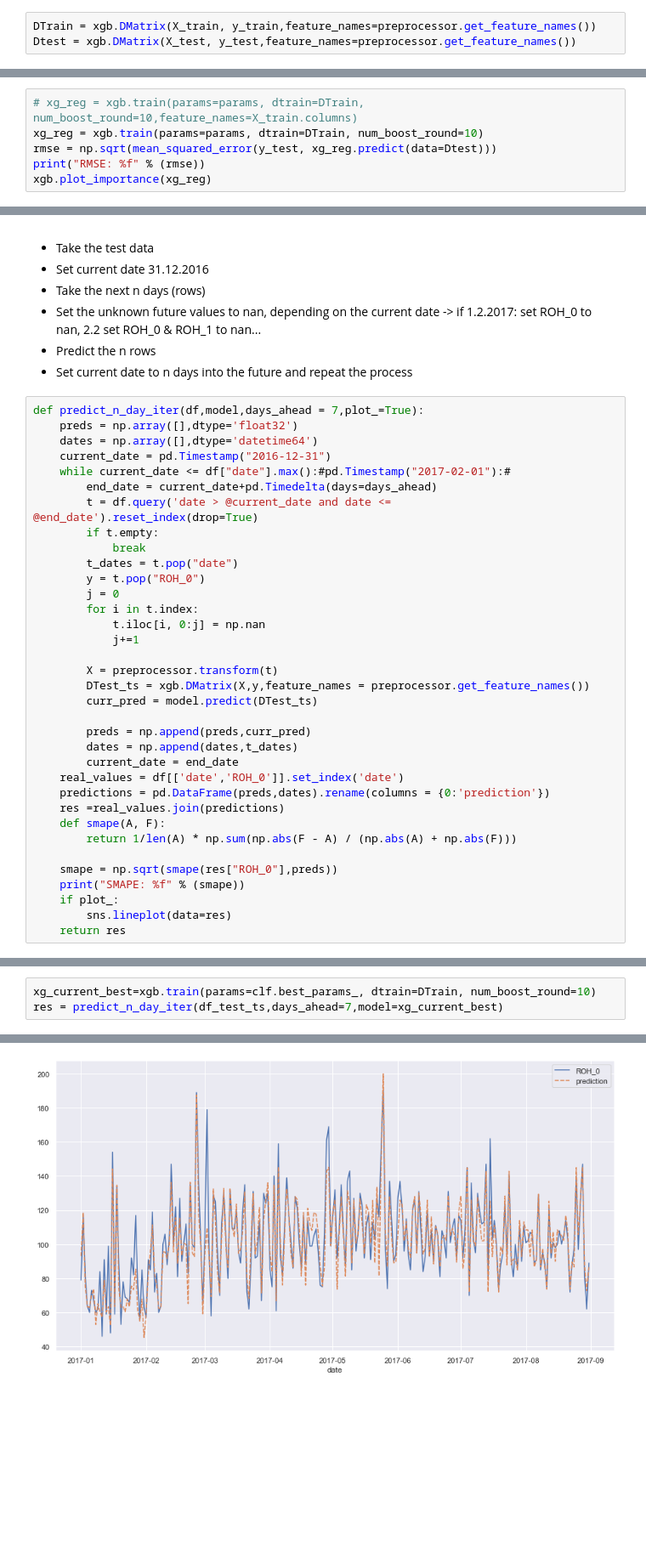
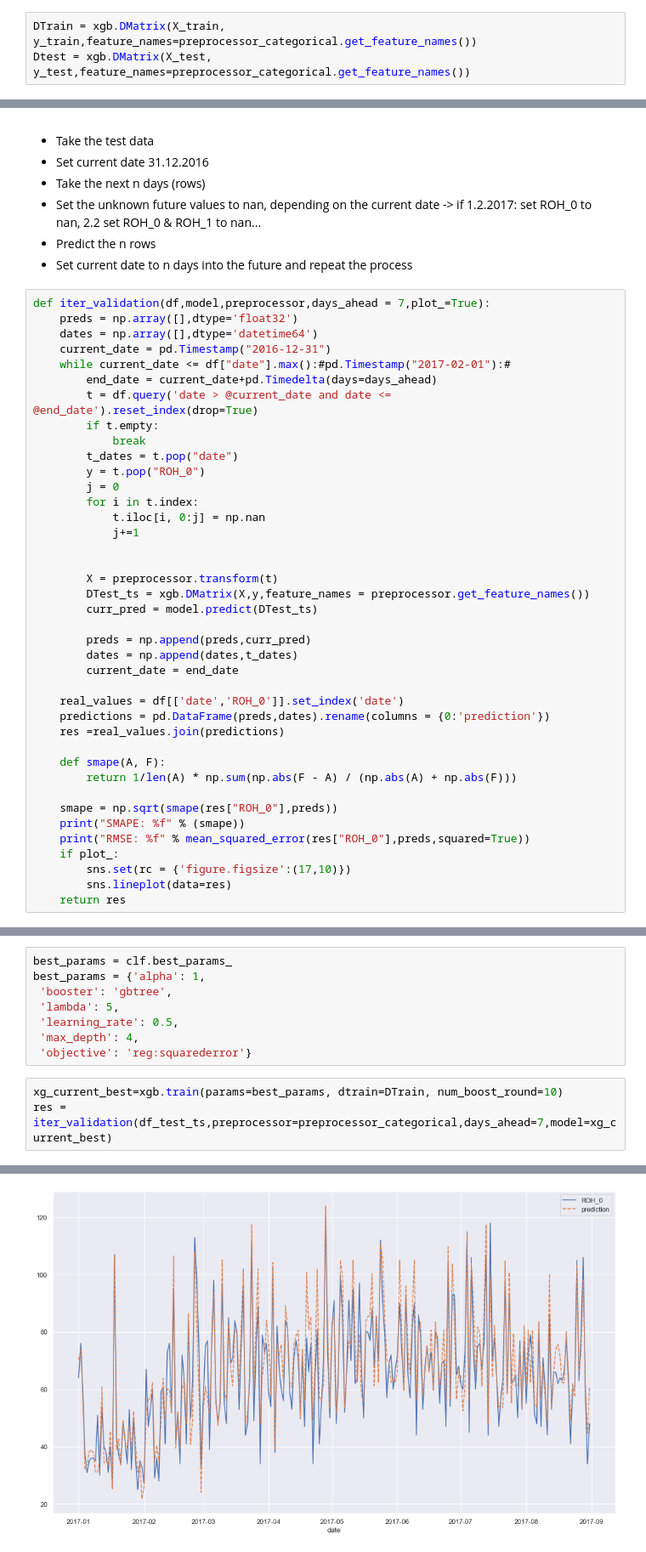
Before and after one commit to johmakinen/Various_projects, a Jupyter notebook: Notebooks/Hotel_bookings.ipynb, the cells around one changed output, grey strips where cells are left out. Shown at 85% size. Drawn from its saved outputs; the diff is of its cells as text; blank space fills up the shorter version.

```diff
--- a/Notebooks/Hotel_bookings.ipynb
+++ b/Notebooks/Hotel_bookings.ipynb
@@ -192,3 +180,3 @@ array([ 0.,  0.,  0.,  0.,  1.,  0.,  0.,  0.,  0.,  0.,  0.,  0.,  0.,
 # %%
-DTrain = xgb.DMatrix(X_train, y_train,feature_names=preprocessor.get_feature_names())
-Dtest = xgb.DMatrix(X_test, y_test,feature_names=preprocessor.get_feature_names())
+DTrain = xgb.DMatrix(X_train, y_train,feature_names=preprocessor_categorical.get_feature_names())
+Dtest = xgb.DMatrix(X_test, y_test,feature_names=preprocessor_categorical.get_feature_names())
@@ -211,6 +182,0 @@ Name: 49, dtype: float64
-# %%
-# xg_reg = xgb.train(params=params, dtrain=DTrain, num_boost_round=10,feature_names=X_train.columns)
-xg_reg = xgb.train(params=params, dtrain=DTrain, num_boost_round=10)
-rmse = np.sqrt(mean_squared_error(y_test, xg_reg.predict(data=Dtest)))
-print("RMSE: %f" % (rmse))
-xgb.plot_importance(xg_reg)
@@ -228,7 +190,7 @@ RMSE: 39.229198
 - Predict the n rows
 - Set current date to n days into the future and repeat the process
 # %%
-def predict_n_day_iter(df,model,days_ahead = 7,plot_=True):
+def iter_validation(df,model,preprocessor,days_ahead = 7,plot_=True):
     preds = np.array([],dtype='float32')
     dates = np.array([],dtype='datetime64')
     current_date = pd.Timestamp("2016-12-31")
@@ -244,6 +206,7 @@ def predict_n_day_iter(df,model,days_ahead = 7,plot_=True):
             t.iloc[i, 0:j] = np.nan
             j+=1
 
+
         X = preprocessor.transform(t)
         DTest_ts = xgb.DMatrix(X,y,feature_names = preprocessor.get_feature_names())
         curr_pred = model.predict(DTest_ts)
@@ -251,14 +214,18 @@ def predict_n_day_iter(df,model,days_ahead = 7,plot_=True):
         preds = np.append(preds,curr_pred)
         dates = np.append(dates,t_dates)
         current_date = end_date
+
     real_values = df[['date','ROH_0']].set_index('date')
     predictions = pd.DataFrame(preds,dates).rename(columns = {0:'prediction'})
     res =real_values.join(predictions)
+
     def smape(A, F):
         return 1/len(A) * np.sum(np.abs(F - A) / (np.abs(A) + np.abs(F)))
 
     smape = np.sqrt(smape(res["ROH_0"],preds))
     print("SMAPE: %f" % (smape))
+    print("RMSE: %f" % mean_squared_error(res["ROH_0"],preds,squared=True))
     if plot_:
+        sns.set(rc = {'figure.figsize':(17,10)})
         sns.lineplot(data=res)
     return res
@@ -307,4 +278,12 @@ GridSearchCV(cv=3,
+# %%
+best_params = clf.best_params_
+best_params = {'alpha': 1,
+ 'booster': 'gbtree',
+ 'lambda': 5,
+ 'learning_rate': 0.5,
+ 'max_depth': 4,
+ 'objective': 'reg:squarederror'}
 # %%
-xg_current_best=xgb.train(params=clf.best_params_, dtrain=DTrain, num_boost_round=10)
-res = predict_n_day_iter(df_test_ts,days_ahead=7,model=xg_current_best)
+xg_current_best=xgb.train(params=best_params, dtrain=DTrain, num_boost_round=10)
+res = iter_validation(df_test_ts,preprocessor=preprocessor_categorical,days_ahead=7,model=xg_current_best)
 # %% [output]
@@ -312 +292 @@ SMAPE: 0.191506
-[figure, old version]
+[figure, new version]
```
Also changed, not shown: parts of 21 cells of this notebook, 1 other file.
